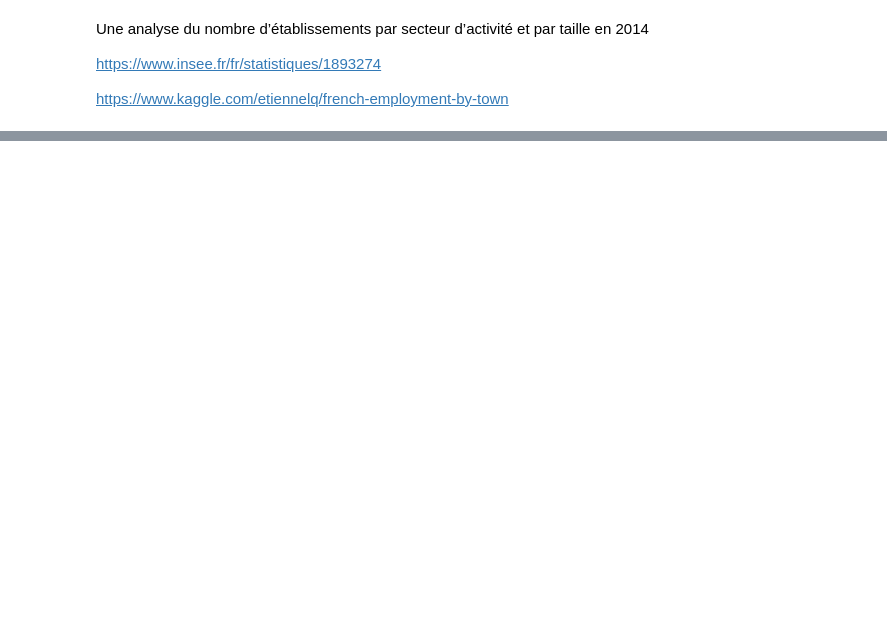
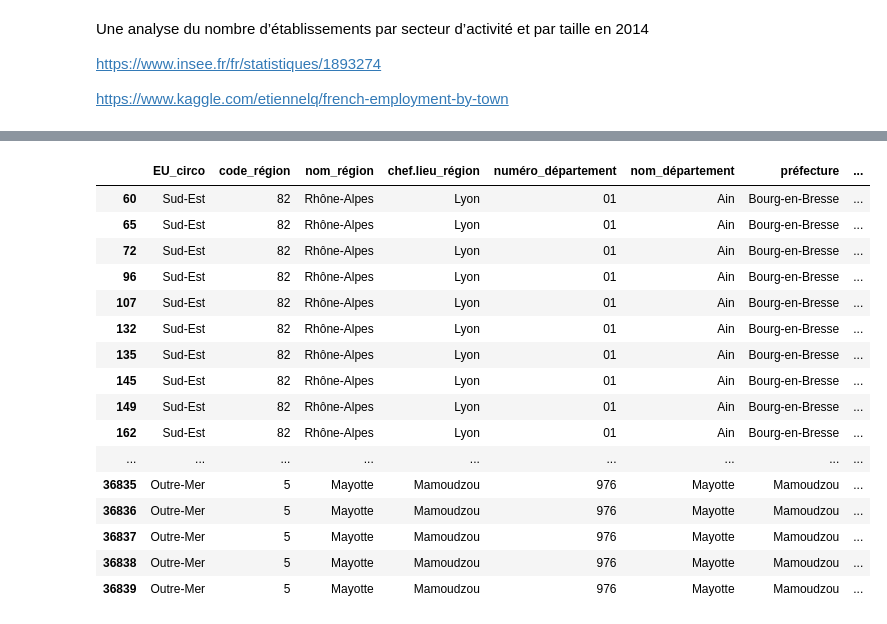
Before and after one commit to sam-harvey/INSEE-2014-Analysis, a Jupyter notebook: INSEE-2014 Analysis.ipynb, the cells around one changed output, grey strips where cells are left out. Drawn from its saved outputs; the diff is of its cells as text; code cells hidden in the pictures; blank space fills up the shorter version.

```diff
--- a/INSEE-2014 Analysis.ipynb
+++ b/INSEE-2014 Analysis.ipynb
@@ -60,13 +66,9 @@ for i in df_tranche.DEP:
     try: test = int(i)
     except:
         counter += 1
-        dep_index = dep_index.append(i)
-
-#These are the same?
-dep_index == geo_index
+        dep_index.append(i)
 
 print('non-numeric departements:' + str(counter))
-
 
 #Check the total column adds up
 np.sum(df_tranche['E14TST'] == df_tranche.iloc[:,5:14].\
@@ -111,0 +96,74 @@ dtype: object
+# %%
+#Check geo data
+df_geo.dtypes
+
+#Check for missing values
+df_geo.head(5)
+
+test = np.repeat(False, df_geo.shape[0])
+
+#Across all columns
+for col in df_geo.columns:
+    #Find the rows with None records
+    col_test = df_geo[col] == None
+    test = test | col_test
+
+    #Find rows with NaN records
+    if isinstance(df_geo[col][0], numbers.Number):
+        col_test2 = np.isnan(df_geo[col])
+        test = test | col_test2
+
+#Looks like the problem is missing long / lat / eloignement
+df_geo[test]
+
+#Convert to correct data types
+
+#Matseille has three post codes delimited by whitespace
+df_geo[df_geo.codes_postaux == '13001 13004 13012 ']
+
+#Testing for castability
+def num_castable(x):
+    try:
+        return(isinstance(float(x), float))
+    except:
+        return(False)
+
+#So this is actually an array column delimited by whitespace
+df_geo[np.logical_not(df_geo.codes_postaux.apply(num_castable))]
+
+#Split and convert to float
+#Need length for trailing white space
+df_geo.codes_postaux = df_geo.codes_postaux.apply(lambda x: ([float(i) for i in x.split(" ") if len(i) > 0]))
+
+#Do we need this?
+df_geo.code_postale_max = df_geo.codes_postaux.apply(max)
+
+#This has strings in it
+df_geo[df_geo.numéro_département == '2A']
+
+#Finally something that works
+df_geo.code_insee.astype('int')
+
+#Longitude
+# ValueError: could not convert string to float: '3,28'
+# df_geo.longitude.astype("float")
+
+#They've mixed up French and English decimal notation, so it has loaded longitude as str
+#Replace commas and convert to numeric if necessary
+def decimal_translate(x):
+    try:
+        return(float(x))
+    #Cases where it can't cast
+    except:
+        #French decimal
+        x = re.sub(",", ".", x)
+        #For where they are using - as null values
+        if x == '-':
+            x = float("NaN")
+        return(float(x))
+
+df_geo.longitude = df_geo.longitude.apply(decimal_translate)
+
+#There are some with latitude but not longitude
+df_geo[np.isnan(df_geo.latitude) * np.logical_not((np.isnan(df_geo.longitude)))]
+# %% [output]
@@ -111,0 +191,17 @@ dtype: object
+|  | EU_circo | code_région | nom_région | chef.lieu_région | numéro_département | nom_département | préfecture | ... |
+| 60 | Sud-Est | 82 | Rhône-Alpes | Lyon | 01 | Ain | Bourg-en-Bresse | ... |
+| 65 | Sud-Est | 82 | Rhône-Alpes | Lyon | 01 | Ain | Bourg-en-Bresse | ... |
+| 72 | Sud-Est | 82 | Rhône-Alpes | Lyon | 01 | Ain | Bourg-en-Bresse | ... |
+| 96 | Sud-Est | 82 | Rhône-Alpes | Lyon | 01 | Ain | Bourg-en-Bresse | ... |
+| 107 | Sud-Est | 82 | Rhône-Alpes | Lyon | 01 | Ain | Bourg-en-Bresse | ... |
+| 132 | Sud-Est | 82 | Rhône-Alpes | Lyon | 01 | Ain | Bourg-en-Bresse | ... |
+| 135 | Sud-Est | 82 | Rhône-Alpes | Lyon | 01 | Ain | Bourg-en-Bresse | ... |
+| 145 | Sud-Est | 82 | Rhône-Alpes | Lyon | 01 | Ain | Bourg-en-Bresse | ... |
+| 149 | Sud-Est | 82 | Rhône-Alpes | Lyon | 01 | Ain | Bourg-en-Bresse | ... |
+| 162 | Sud-Est | 82 | Rhône-Alpes | Lyon | 01 | Ain | Bourg-en-Bresse | ... |
+| ... | ... | ... | ... | ... | ... | ... | ... | ... |
+| 36835 | Outre-Mer | 5 | Mayotte | Mamoudzou | 976 | Mayotte | Mamoudzou | ... |
+| 36836 | Outre-Mer | 5 | Mayotte | Mamoudzou | 976 | Mayotte | Mamoudzou | ... |
+| 36837 | Outre-Mer | 5 | Mayotte | Mamoudzou | 976 | Mayotte | Mamoudzou | ... |
+| 36838 | Outre-Mer | 5 | Mayotte | Mamoudzou | 976 | Mayotte | Mamoudzou | ... |
+| 36839 | Outre-Mer | 5 | Mayotte | Mamoudzou | 976 | Mayotte | Mamoudzou | ... |
```
Also changed, not shown: parts of 5 cells of this notebook, 1 other file.
